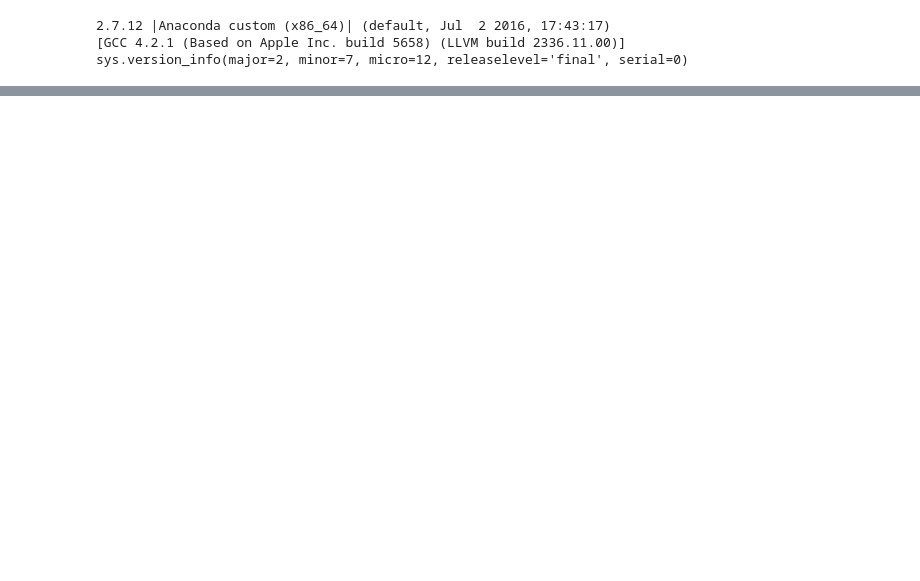
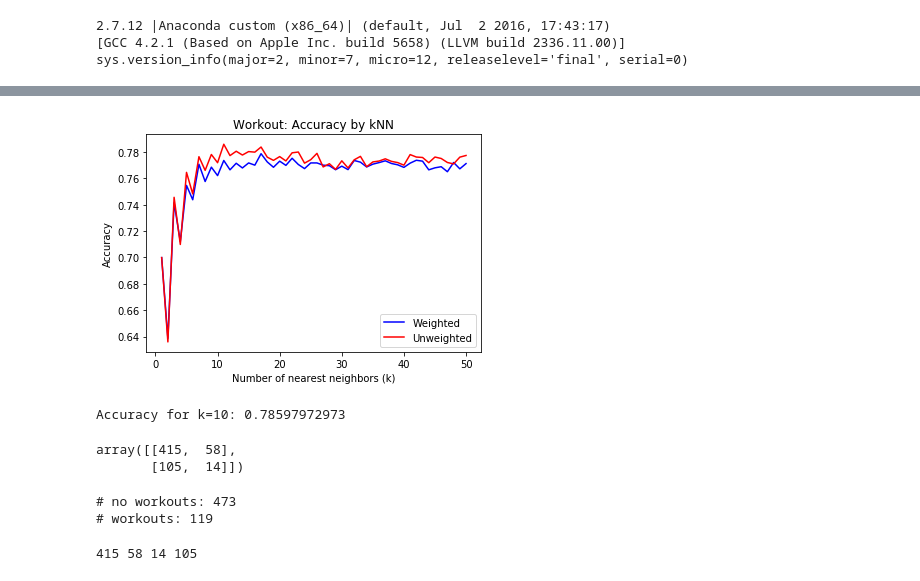
Before and after one commit to dalpert/RoboCoach, a Jupyter notebook: CS108 kNN.ipynb, the cells around one changed output, grey strips where cells are left out. Drawn from its saved outputs; the diff is of its cells as text; code cells hidden in the pictures; blank space fills up the shorter version.

```diff
--- a/CS108 kNN.ipynb
+++ b/CS108 kNN.ipynb
@@ -157,0 +130,47 @@ NameError: name 'plt' is not defined
+# %%
+# Cross validation for kNN workouts
+avg_rsq_weight = [None]*50
+avg_rsq_unweight = [None]*50
+avg_acc_weight = [None]*50
+avg_acc_unweight = [None]*50
+for k in range(50):
+    rsq_weight = [None]*20
+    rsq_unweight = [None]*20
+    acc_weight = [None]*20
+    acc_unweight = [None]*20
+    for i in range(20):
+        train, test = train_test_split(dat_knn, test_size = 0.3)
+        # Unweighted
+        neighbors_work_un = KNN(n_neighbors=k+1)
+        neighbors_work_un.fit(train[['run_dist', 'difficulty', 'is_workout']], train['is_workout_1'])
+        y_pred_work_un = neighbors_work_un.predict(test[['run_dist', 'difficulty', 'is_workout']])
+        r_work_un = neighbors_work_un.score(test[['run_dist', 'difficulty', 'is_workout']], test['is_workout_1'])
+        rsq_unweight[i] = r_work_un
+        acc_unweight[i] = float(sum(pd.Series(test['is_workout_1']).values == pd.Series(y_pred_work_un).map(round).values))/len(y_pred_work_un)
+        # Weighted
+        neighbors_work_w = KNN(n_neighbors=k+1, weights='distance')
+        neighbors_work_w.fit(train[['run_dist', 'difficulty', 'is_workout']], train['is_workout_1'])
+        y_pred_work_w = neighbors_work_w.predict(test[['run_dist', 'difficulty', 'is_workout']])
+        r_work_w = neighbors_work_w.score(test[['run_dist', 'difficulty', 'is_workout']], test['is_workout_1'])
+        rsq_weight[i] = r_work_w
+        acc_weight[i] = float(sum(pd.Series(test['is_workout_1']).values == pd.Series(y_pred_work_w).map(round).values))/len(y_pred_work_w)
+    avg_rsq_weight[k] = float(sum(rsq_weight))/len(rsq_weight)
+    avg_rsq_unweight[k] = float(sum(rsq_unweight))/len(rsq_unweight)
+    avg_acc_weight[k] = float(sum(acc_weight))/len(acc_weight)
+    avg_acc_unweight[k] = float(sum(acc_unweight))/len(acc_unweight)
+# %%
+# Find optimal k
+plt.plot(range(1,51), avg_acc_weight, c='b', label='Weighted')
+plt.plot(range(1,51), avg_acc_unweight, c='r', label='Unweighted')
+plt.title('Workout: Accuracy by kNN')
+plt.xlabel('Number of nearest neighbors (k)')
+plt.ylabel('Accuracy')
+plt.legend(['Weighted', 'Unweighted'])
+plt.show()
+# %% [output]
+[figure, added]
+# %%
+# Best accuracy is k=10
+print 'Accuracy for k=10:', str(avg_acc_unweight[10])
+# %% [output]
+Accuracy for k=10: 0.78597972973
@@ -157,0 +186,21 @@ NameError: name 'plt' is not defined
+# %%
+cmat
+# %% [output]
+array([[415,  58],
+       [105,  14]])
+# %%
+print '# no workouts:', str(len(results['is_workout_1']) - sum(results['is_workout_1']))
+print '# workouts:', str(sum(results['is_workout_1']))
+# %% [output]
+# no workouts: 473
+# workouts: 119
+# %%
+# Classification breakdown
+true_neg = cmat[0][0]
+false_pos = cmat[0][1]
+false_neg = cmat[1][0]
+true_pos = cmat[1][1]
+
+print true_neg, false_pos, true_pos, false_neg
+# %% [output]
+415 58 14 105
```
Also changed, not shown: parts of 47 cells of this notebook.
